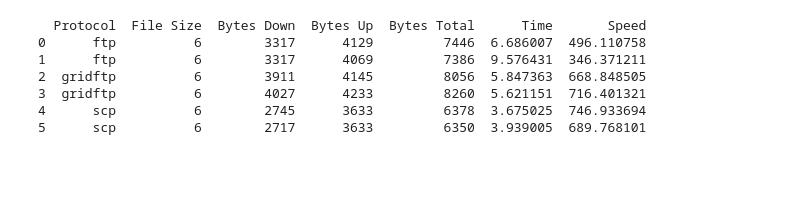
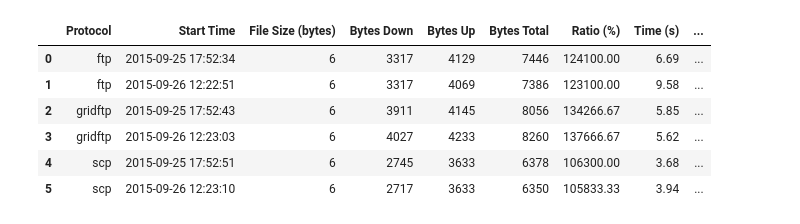
Before and after one commit to rsignell-usgs/bigbinf, a Jupyter notebook: protocol_testbed/analysis.ipynb, the cells around one changed output. Saved outputs shown, nothing was run; the diff lists cells and outputs as text; code cells hidden in the pictures; blank space fills up the shorter version.

Commit message:
Prettier ipynb with markdown cells and better tables

```diff
--- a/protocol_testbed/analysis.ipynb
+++ b/protocol_testbed/analysis.ipynb
@@ -1,28 +5,40 @@
 # %%
 from helpers import get_dumps
 import json
 import pandas as pd
+import numpy as np
 
 PROTOCOLS = ["scp", "ftp", "gridftp"]
-N = None
+N = None # The number of records to retrieve (None=all)
 
 dumps = get_dumps(PROTOCOLS, N)
 
+# Set up DataFrame with correct columns
 df = pd.DataFrame(dumps)
-df.drop(["host_from", "host_to", "packets", "utc_start_time"], axis=1, inplace=True)
-df = df[[u"protocol", u"file_size", u"bytes_down", u"bytes_up", u"bytes_total", u"time"]]
+df.drop(["host_from", "host_to", "packets"], axis=1, inplace=True)
 
-# Rename the columns
-df.columns = ["Protocol", "File Size", "Bytes Down", "Bytes Up", "Bytes Total", "Time"]
+# Calculate new columns and round
+df["time"]  = np.round(df["time"], 2)
+df["speed"] = np.round(df["bytes_down"]/df["time"], 2)
+df["ratio"] = np.round(df["bytes_total"]/df["file_size"]*100, 2)
 
-df["Speed"] = df["Bytes Down"]/df["Time"]
+# Remove milliseconds from start time
+t = pd.to_datetime(df["utc_start_time"])
+t = [d.strftime("%Y-%m-%d %H:%M:%S") for d in t]
+df["utc_start_time"] = t
 
-print df
+# Reorder and rename
+df = df[["protocol", "utc_start_time", "file_size", "bytes_down",
+         "bytes_up", "bytes_total", "ratio", "time", "speed"]]
+df.columns = ["Protocol", "Start Time", "File Size (bytes)", "Bytes Down", "Bytes Up",
+              "Bytes Total", "Ratio (%)", "Time (s)", "Speed (bytes/s)"]
+
+df
 # %% [output]
-  Protocol  File Size  Bytes Down  Bytes Up  Bytes Total      Time       Speed
-0      ftp          6        3317      4129         7446  6.686007  496.110758
-1      ftp          6        3317      4069         7386  9.576431  346.371211
-2  gridftp          6        3911      4145         8056  5.847363  668.848505
-3  gridftp          6        4027      4233         8260  5.621151  716.401321
-4      scp          6        2745      3633         6378  3.675025  746.933694
-5      scp          6        2717      3633         6350  3.939005  689.768101
+|  | Protocol | Start Time | File Size (bytes) | Bytes Down | Bytes Up | Bytes Total | Ratio (%) | Time (s) | ... |
+| 0 | ftp | 2015-09-25 17:52:34 | 6 | 3317 | 4129 | 7446 | 124100.00 | 6.69 | ... |
+| 1 | ftp | 2015-09-26 12:22:51 | 6 | 3317 | 4069 | 7386 | 123100.00 | 9.58 | ... |
+| 2 | gridftp | 2015-09-25 17:52:43 | 6 | 3911 | 4145 | 8056 | 134266.67 | 5.85 | ... |
+| 3 | gridftp | 2015-09-26 12:23:03 | 6 | 4027 | 4233 | 8260 | 137666.67 | 5.62 | ... |
+| 4 | scp | 2015-09-25 17:52:51 | 6 | 2745 | 3633 | 6378 | 106300.00 | 3.68 | ... |
+| 5 | scp | 2015-09-26 12:23:10 | 6 | 2717 | 3633 | 6350 | 105833.33 | 3.94 | ... |
```
Also changed, not shown: parts of 3 cells of this notebook.
